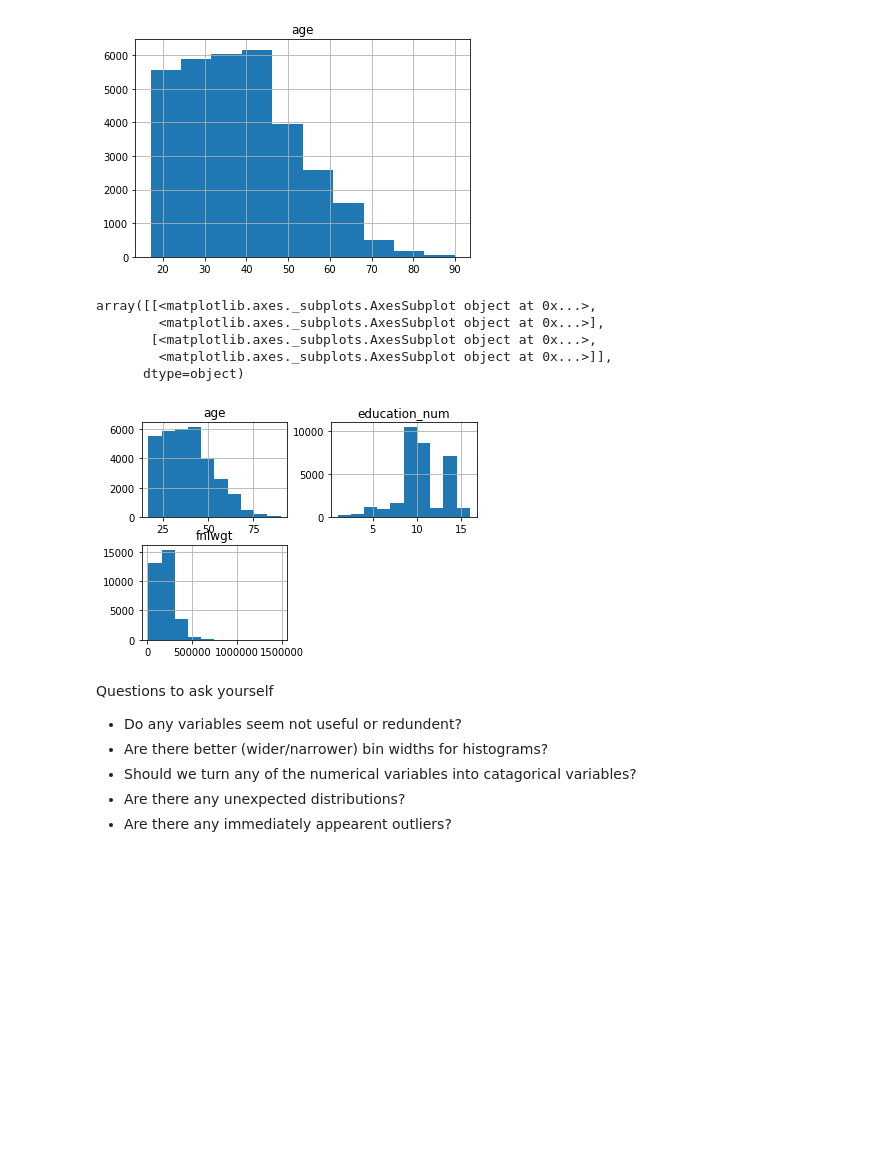
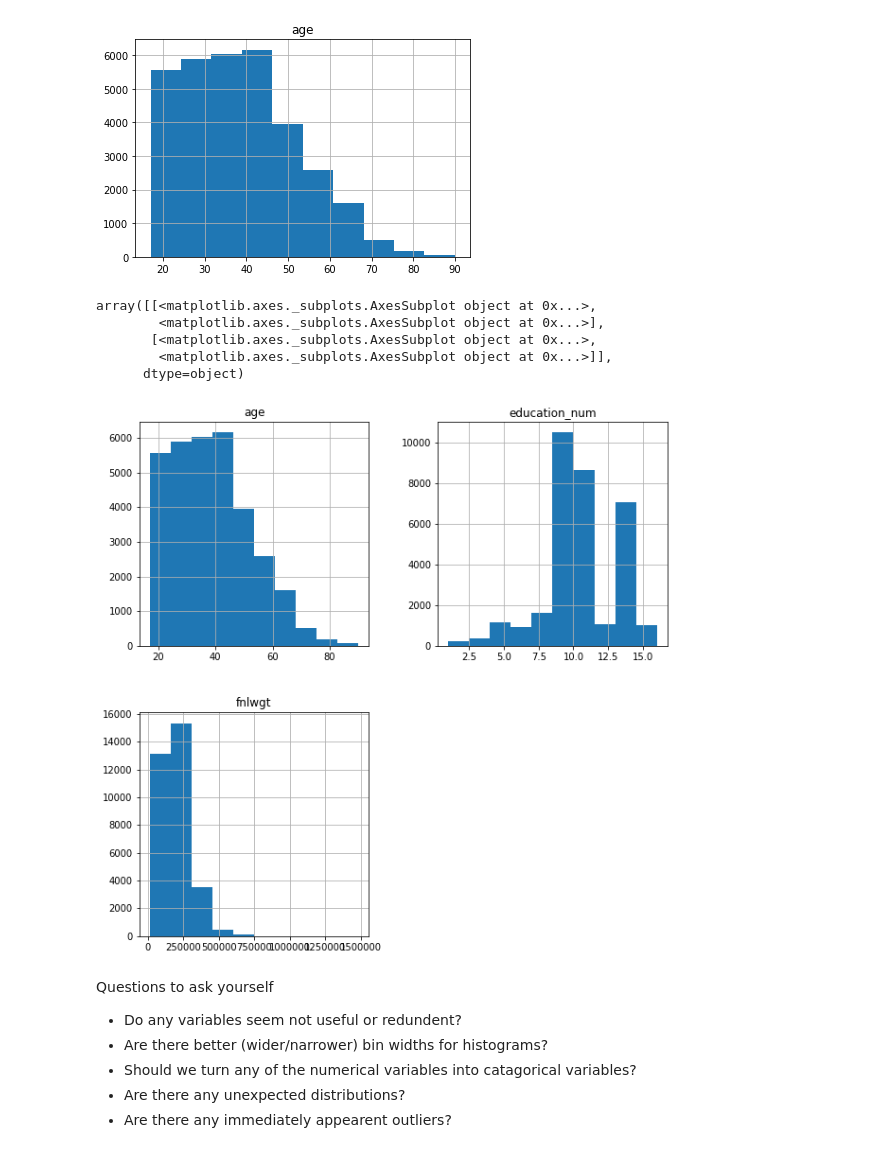
Before and after one commit to bpark4/Math2212_Parkosewich, a Jupyter notebook: M2_Statistics/M2_Adult.ipynb, the cells around one changed output. Drawn from its saved outputs; the diff is of its cells as text; code cells hidden in the pictures; blank space fills up the shorter version.

```diff
--- a/M2_Statistics/M2_Adult.ipynb
+++ b/M2_Statistics/M2_Adult.ipynb
@@ -258,14 +258,14 @@ array([[<matplotlib.axes._subplots.AxesSubplot object at 0x...>]],
       dtype=object)
 [figure]
 # %%
-adult.hist(column = ['age','fnlwgt', 'education_num'])
+adult.hist(column = ['age','fnlwgt', 'education_num'],figsize = (10,10))
 # %% [output]
 array([[<matplotlib.axes._subplots.AxesSubplot object at 0x...>,
         <matplotlib.axes._subplots.AxesSubplot object at 0x...>],
        [<matplotlib.axes._subplots.AxesSubplot object at 0x...>,
         <matplotlib.axes._subplots.AxesSubplot object at 0x...>]],
       dtype=object)
-[figure, old version]
+[figure, new version]
 # %% [markdown]
 Questions to ask yourself
 * Do any variables seem not useful or redundent?
```
Also changed, not shown: 2 other files.
